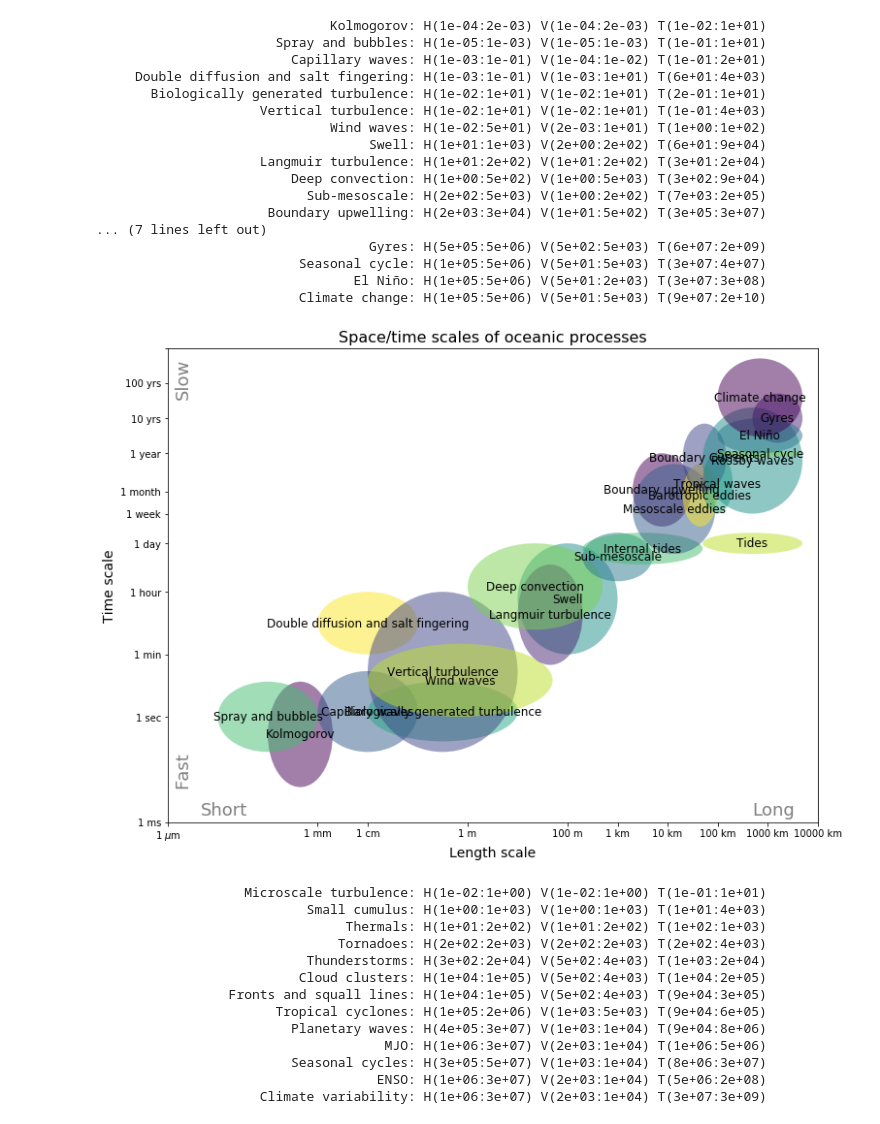
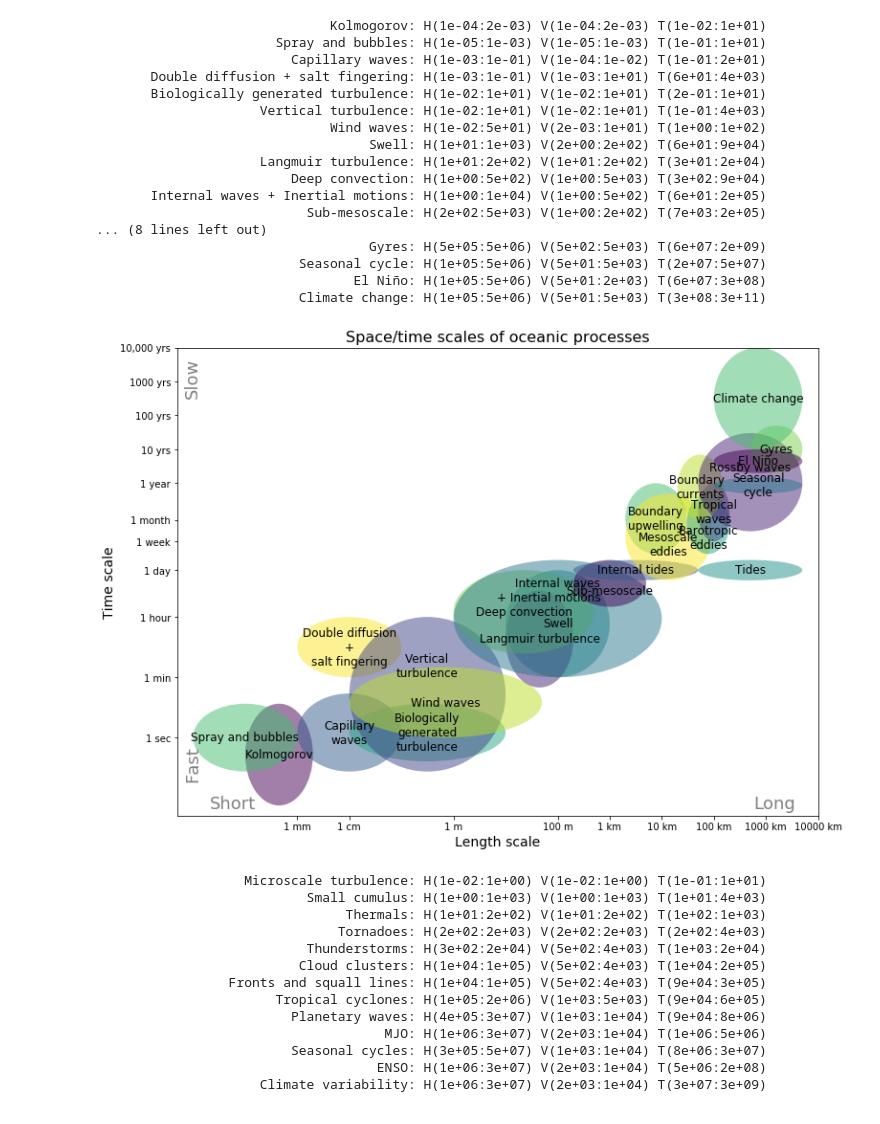
Before and after one commit to adcroft/space-time-scale-schematics, a Jupyter notebook: Time-space scales in atmosphere and ocean.ipynb, the cells around one changed output. Drawn from its saved outputs; the diff is of its cells as text; code cells hidden in the pictures.

```diff
--- a/Time-space scales in atmosphere and ocean.ipynb
+++ b/Time-space scales in atmosphere and ocean.ipynb
@@ -67,13 +77,13 @@ ocean['kolmogorov']        = phenomena('Kolmogorov',
                                        (100*um,2*mm),(100*um,2*mm),(10*ms,10*s))
 ocean['spray and bubbles'] = phenomena('Spray and bubbles',
                                        (10*um,1*mm),(10*um,1*mm),(100*ms,10*s))
-ocean['capillary']         = phenomena('Capillary waves',
+ocean['capillary']         = phenomena('Capillary\nwaves',
                                        (1*mm,10*cm),(0.1*mm,1*cm),(100*ms,20*s))
-ocean['double diffusion']  = phenomena('Double diffusion and salt fingering',
+ocean['double diffusion']  = phenomena('Double diffusion\n+\nsalt fingering',
                                        (1*mm,10*cm),(1*mm,10*m),(1*mn,1*hr))
-ocean['biology']           = phenomena('Biologically generated turbulence',
+ocean['biology']           = phenomena('Biologically\ngenerated\nturbulence',
                                        (1*cm,10*m),(1*cm,10*m),(0.2*s,10*s))
-ocean['boundry turbulence']= phenomena('Vertical turbulence',
+ocean['boundry turbulence']= phenomena('Vertical\nturbulence\n\n\n\n',
                                        (1*cm,10*m),(1*cm,10*m),(0.1*s,1*hr))
 ocean['wind waves']        = phenomena('Wind waves',
                                        (1*cm,50*m),(2*mm,10*m),(1*s,2*mn))
@@ -83,73 +93,75 @@ ocean['langmuir']          = phenomena('Langmuir turbulence',
                                        (10*m,200*m),(10*m,200*m),(30*s,6*hr))
 ocean['convection']        = phenomena('Deep convection',
                                        (1*m,500*m),(1*m,5*km),(5*mn,1*dy))
-ocean['sub-mesoscale']     = phenomena('Sub-mesoscale',
+ocean['internal waves']    = phenomena('Internal waves\n+ Inertial motions     \n\n\n\n',
+                                       (1*m,10*km),(1*m,500*m),(1*mn,2*dy))
+ocean['sub-mesoscale']     = phenomena('\nSub-mesoscale',
                                        (200*m,5*km),(1*m,200*m),(2*hr,2*dy))
-ocean['upwelling']         = phenomena('Boundary upwelling',
+ocean['upwelling']         = phenomena('Boundary\nupwelling',
                                        (2*km,30*km),(10*m,500*m),(3*dy,1*yr))
 ocean['internal tides']    = phenomena('Internal tides',
-                                       (200*m,50*km),(10*m,5*km),(6*hr,2*dy))
-ocean['mesoscale']         = phenomena('Mesoscale eddies',
+                                       (200*m,50*km),(10*m,5*km),(12*hr,2*dy))
+ocean['mesoscale']         = phenomena('\nMesoscale\neddies',
                                        (2*km,90*km),(100*m,2*km),(12*hr,6*mo))
-ocean['barotropic']        = phenomena('Barotropic eddies',
-                                       (20*km,100*km),(100*m,5*km),(3*dy,6*mo))
-ocean['tropical']          = phenomena('Tropical waves',
+ocean['barotropic']        = phenomena('\n\nBarotropic\neddies',
+                                       (30*km,200*km),(100*m,5*km),(3*dy,6*mo))
+ocean['tropical']          = phenomena('Tropical\nwaves',
                                        (50*km,200*km),(50*m,500*m),(1*wk,1*yr))
-ocean['western']           = phenomena('Boundary Currents',
+ocean['western']           = phenomena('Boundary  \ncurrents',
                                        (20*km,150*km),(500*m,1*km),(1*mo,7*yr))
 ocean['basin tide']        = phenomena('Tides',
                                        (50*km,5000*km),(500*m,5*km),(12*hr,2*dy))
-ocean['rossby']            = phenomena('Rossby waves',
-                                       (50*km,5000*km),(200*m,2*km),(1*wk,20*yr))
+ocean['rossby']            = phenomena('Rossby waves\n\n',
+                                       (50*km,5000*km),(200*m,2*km),(2*wk,30*yr))
 ocean['gyres']             = phenomena('Gyres',
                                        (500*km,5000*km),(500*m,5*km),(2*yr,50*yr))
-ocean['seasons']           = phenomena('Seasonal cycle',
-                                       (100*km,5000*km),(50*m,5*km),(0.8*yr,1.2*yr))
+ocean['seasons']           = phenomena('Seasonal\ncycle',
+                                       (100*km,5000*km),(50*m,5*km),(6*mo,1.5*yr))
 ocean['nino']              = phenomena('El Niño',
-                                       (100*km,5000*km),(50*m,2*km),(1*yr,10*yr))
+                                       (100*km,5000*km),(50*m,2*km),(2*yr,10*yr))
 ocean['climate']           = phenomena('Climate change',
-                                       (100*km,5000*km),(50*m,5*km),(3*yr,500*yr))
+                                       (100*km,5000*km),(50*m,5*km),(10*yr,10000*yr))
 for k in ocean: print(ocean[k])
 # %% [output]
                               Kolmogorov: H(1e-04:2e-03) V(1e-04:2e-03) T(1e-02:1e+01)
                        Spray and bubbles: H(1e-05:1e-03) V(1e-05:1e-03) T(1e-01:1e+01)
                          Capillary waves: H(1e-03:1e-01) V(1e-04:1e-02) T(1e-01:2e+01)
-     Double diffusion and salt fingering: H(1e-03:1e-01) V(1e-03:1e+01) T(6e+01:4e+03)
+       Double diffusion + salt fingering: H(1e-03:1e-01) V(1e-03:1e+01) T(6e+01:4e+03)
        Biologically generated turbulence: H(1e-02:1e+01) V(1e-02:1e+01) T(2e-01:1e+01)
                      Vertical turbulence: H(1e-02:1e+01) V(1e-02:1e+01) T(1e-01:4e+03)
                               Wind waves: H(1e-02:5e+01) V(2e-03:1e+01) T(1e+00:1e+02)
                                    Swell: H(1e+01:1e+03) V(2e+00:2e+02) T(6e+01:9e+04)
                      Langmuir turbulence: H(1e+01:2e+02) V(1e+01:2e+02) T(3e+01:2e+04)
                          Deep convection: H(1e+00:5e+02) V(1e+00:5e+03) T(3e+02:9e+04)
+       Internal waves + Inertial motions: H(1e+00:1e+04) V(1e+00:5e+02) T(6e+01:2e+05)
                            Sub-mesoscale: H(2e+02:5e+03) V(1e+00:2e+02) T(7e+03:2e+05)
-                      Boundary upwelling: H(2e+03:3e+04) V(1e+01:5e+02) T(3e+05:3e+07)
-... (7 lines left out)
+... (8 lines left out)
                                    Gyres: H(5e+05:5e+06) V(5e+02:5e+03) T(6e+07:2e+09)
-                          Seasonal cycle: H(1e+05:5e+06) V(5e+01:5e+03) T(3e+07:4e+07)
-                                 El Niño: H(1e+05:5e+06) V(5e+01:2e+03) T(3e+07:3e+08)
-                          Climate change: H(1e+05:5e+06) V(5e+01:5e+03) T(9e+07:2e+10)
+                          Seasonal cycle: H(1e+05:5e+06) V(5e+01:5e+03) T(2e+07:5e+07)
+                                 El Niño: H(1e+05:5e+06) V(5e+01:2e+03) T(6e+07:3e+08)
+                          Climate change: H(1e+05:5e+06) V(5e+01:5e+03) T(3e+08:3e+11)
 # %%
 plt.figure(figsize=(12,9))
 ax = plt.gca()
 xor,yor = 'h','t'; orient=(xor,yor);
 patches = []
 for k in ocean:
     patches.append( ocean[k].ellipse(orient=orient, log=True) )
 p = mpl.collections.PatchCollection( patches, alpha=0.5)
 p.set_array( numpy.mod( numpy.arange( len(patches) ), 11/7 ) )
 ax.add_collection( p )
 for k in ocean:
     ocean[k].text(orient=orient, log=True)
 if xor=='h': plt.xticks( numpy.log10([1*um, 1*mm, 1*cm, 1*m, 100*m, 1*km, 10*km, 100*km, 1000*km, 1e4*km]),
                         [r'1 $\mu$m','1 mm','1 cm','1 m','100 m','1 km','10 km','100 km','1000 km','10000 km'] )
 if yor=='v': plt.yticks( numpy.log10([1*um, 1*mm, 1*cm, 1*m, 1*km, 10*km]),
                         [r'1 $\mu$m','1 mm','1 cm','1 m','1 km','10 km'] )
-if yor=='t': plt.yticks( numpy.log10([1*ms, 1*s, 1*mn, 1*hr, 1*dy, 1*wk, 1*mo, 1*yr, 10*yr, 100*yr, 1000*yr]),
-                        ['1 ms','1 sec','1 min','1 hour','1 day','1 week','1 month','1 year','10 yrs','100 yrs'] )
+if yor=='t': plt.yticks( numpy.log10([1*ms, 1*s, 1*mn, 1*hr, 1*dy, 1*wk, 1*mo, 1*yr, 10*yr, 100*yr, 1000*yr, 1e4*yr]),
+                        ['1 ms','1 sec','1 min','1 hour','1 day','1 week','1 month','1 year','10 yrs','100 yrs', '1000 yrs', '10,000 yrs'] )
 plt.title('Space/time scales of oceanic processes', fontsize=16);
-annotate()
+annotate(fastest=5*ms, slowest=10000*yr, shortest=5*um, longest=1e4*km)
 # %% [output]
-[figure, old version]
+[figure, new version]
 # %%
 atmos = {}
 atmos['micro'] = phenomena('Microscale turbulence',
```
Also changed, not shown: parts of 7 cells of this notebook.
